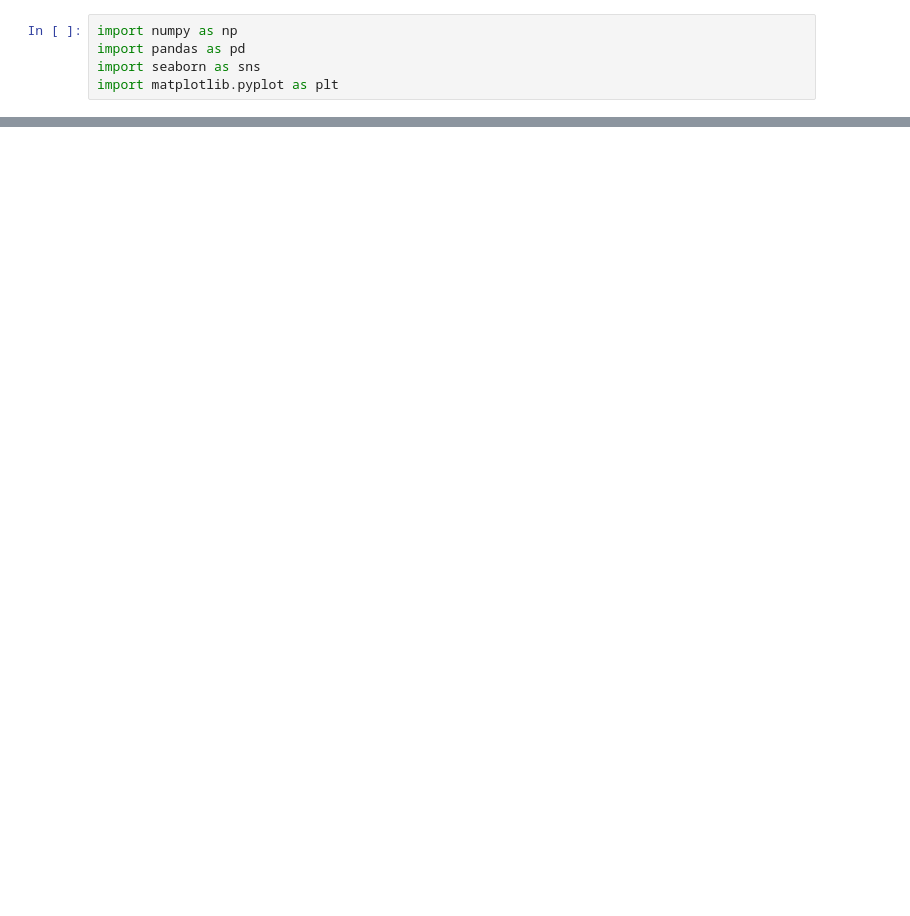
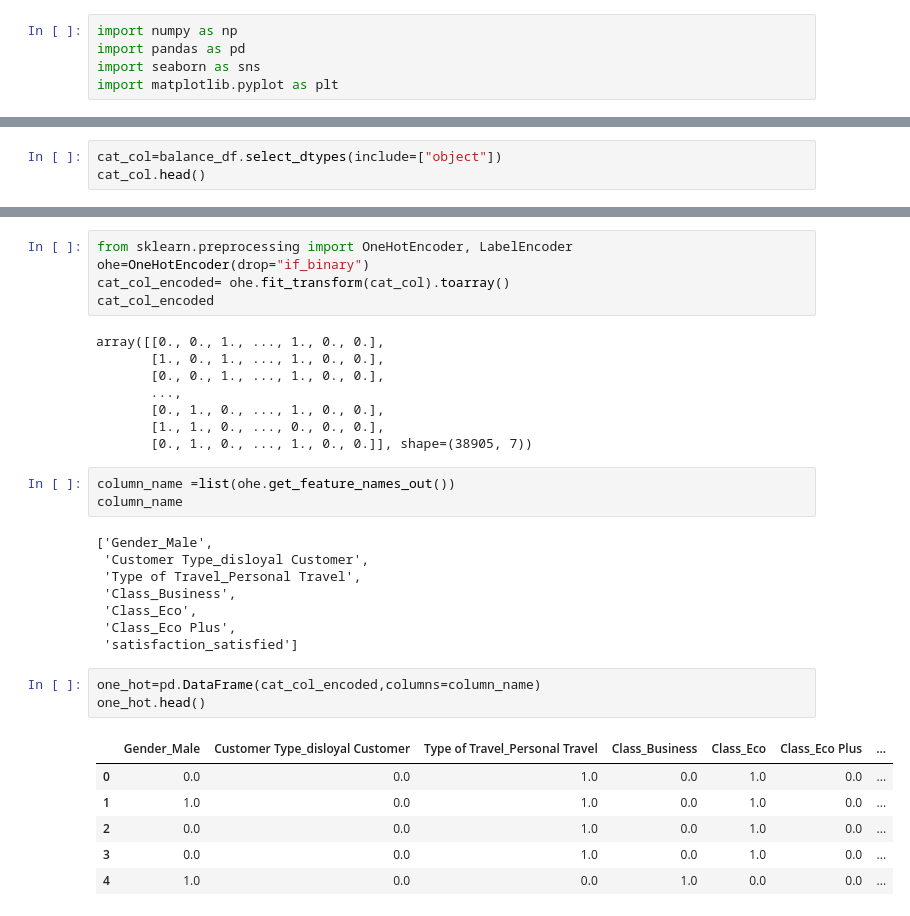
Before and after one commit to Somyayadu/Data-Science, a Jupyter notebook: main.ipynb, the cells around one changed output, grey strips where cells are left out. Saved outputs shown, nothing was run; the diff lists cells and outputs as text; blank space fills up the shorter version.

```diff
--- a/main.ipynb
+++ b/main.ipynb
@@ -248,0 +94,3 @@ LinearRegression()
+# %%
+cat_col=balance_df.select_dtypes(include=["object"])
+cat_col.head()
@@ -248,0 +141,34 @@ LinearRegression()
+# %%
+from sklearn.preprocessing import OneHotEncoder, LabelEncoder
+ohe=OneHotEncoder(drop="if_binary")
+cat_col_encoded= ohe.fit_transform(cat_col).toarray()
+cat_col_encoded
+# %% [output]
+array([[0., 0., 1., ..., 1., 0., 0.],
+       [1., 0., 1., ..., 1., 0., 0.],
+       [0., 0., 1., ..., 1., 0., 0.],
+       ...,
+       [0., 1., 0., ..., 1., 0., 0.],
+       [1., 1., 0., ..., 0., 0., 0.],
+       [0., 1., 0., ..., 1., 0., 0.]], shape=(38905, 7))
+# %%
+column_name =list(ohe.get_feature_names_out())
+column_name
+# %% [output]
+['Gender_Male',
+ 'Customer Type_disloyal Customer',
+ 'Type of Travel_Personal Travel',
+ 'Class_Business',
+ 'Class_Eco',
+ 'Class_Eco Plus',
+ 'satisfaction_satisfied']
+# %%
+one_hot=pd.DataFrame(cat_col_encoded,columns=column_name)
+one_hot.head()
+# %% [output]
+|  | Gender_Male | Customer Type_disloyal Customer | Type of Travel_Personal Travel | Class_Business | Class_Eco | Class_Eco Plus | ... |
+| 0 | 0.0 | 0.0 | 1.0 | 0.0 | 1.0 | 0.0 | ... |
+| 1 | 1.0 | 0.0 | 1.0 | 0.0 | 1.0 | 0.0 | ... |
+| 2 | 0.0 | 0.0 | 1.0 | 0.0 | 1.0 | 0.0 | ... |
+| 3 | 0.0 | 0.0 | 1.0 | 0.0 | 1.0 | 0.0 | ... |
+| 4 | 1.0 | 0.0 | 0.0 | 1.0 | 0.0 | 0.0 | ... |
```
Also changed, not shown: parts of 53 cells of this notebook, 1 other file.
